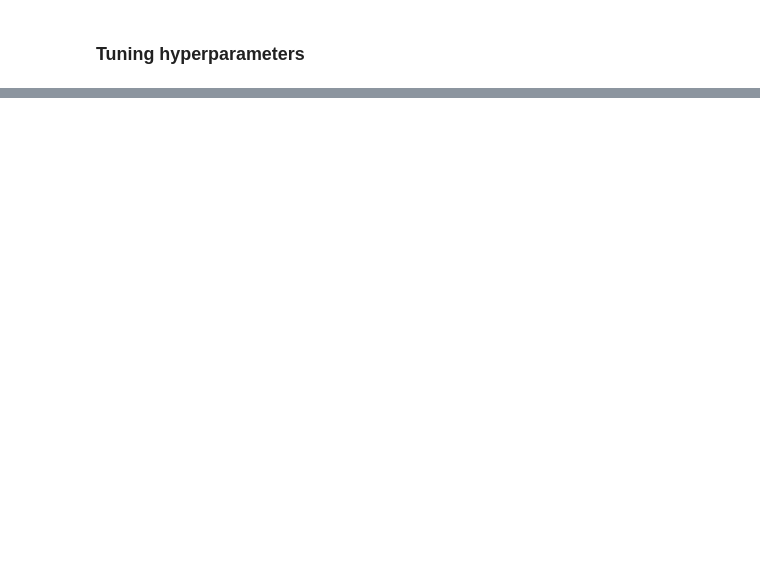
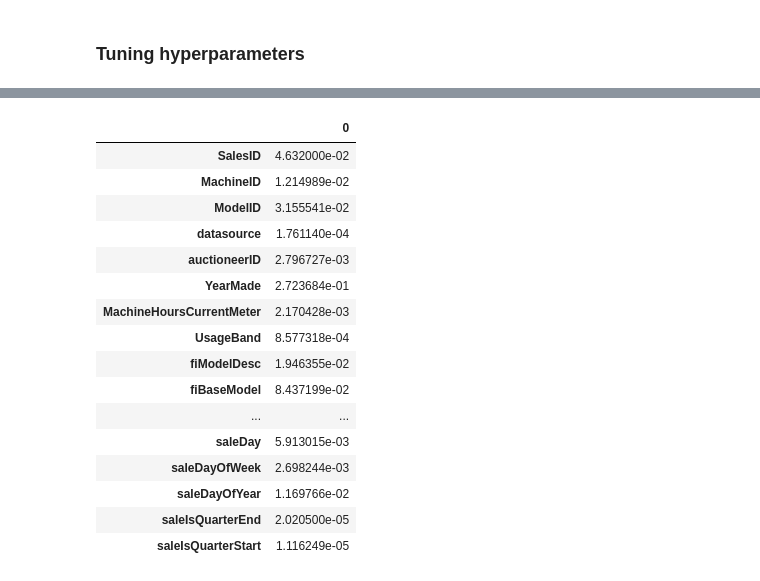
Before and after one commit to crysqrlkys/bulldozer-price-regression, a Jupyter notebook: notebooks/bulldozer-price-predictions.ipynb, the cells around one changed output, grey strips where cells are left out. Saved outputs shown, nothing was run; the diff lists cells and outputs as text; code cells hidden in the pictures; blank space fills up the shorter version.

```diff
--- a/notebooks/bulldozer-price-predictions.ipynb
+++ b/notebooks/bulldozer-price-predictions.ipynb
@@ -378,0 +618,20 @@ show_scores(model, X_train, X_valid, y_train, y_valid)
+# %%
+pd.DataFrame(best_param_model.feature_importances_, X_train.columns)
+# %% [output]
+|  | 0 |
+| SalesID | 4.632000e-02 |
+| MachineID | 1.214989e-02 |
+| ModelID | 3.155541e-02 |
+| datasource | 1.761140e-04 |
+| auctioneerID | 2.796727e-03 |
+| YearMade | 2.723684e-01 |
+| MachineHoursCurrentMeter | 2.170428e-03 |
+| UsageBand | 8.577318e-04 |
+| fiModelDesc | 1.946355e-02 |
+| fiBaseModel | 8.437199e-02 |
+| ... | ... |
+| saleDay | 5.913015e-03 |
+| saleDayOfWeek | 2.698244e-03 |
+| saleDayOfYear | 1.169766e-02 |
+| saleIsQuarterEnd | 2.020500e-05 |
+| saleIsQuarterStart | 1.116249e-05 |
```
Also changed, not shown: parts of 28 cells of this notebook.
